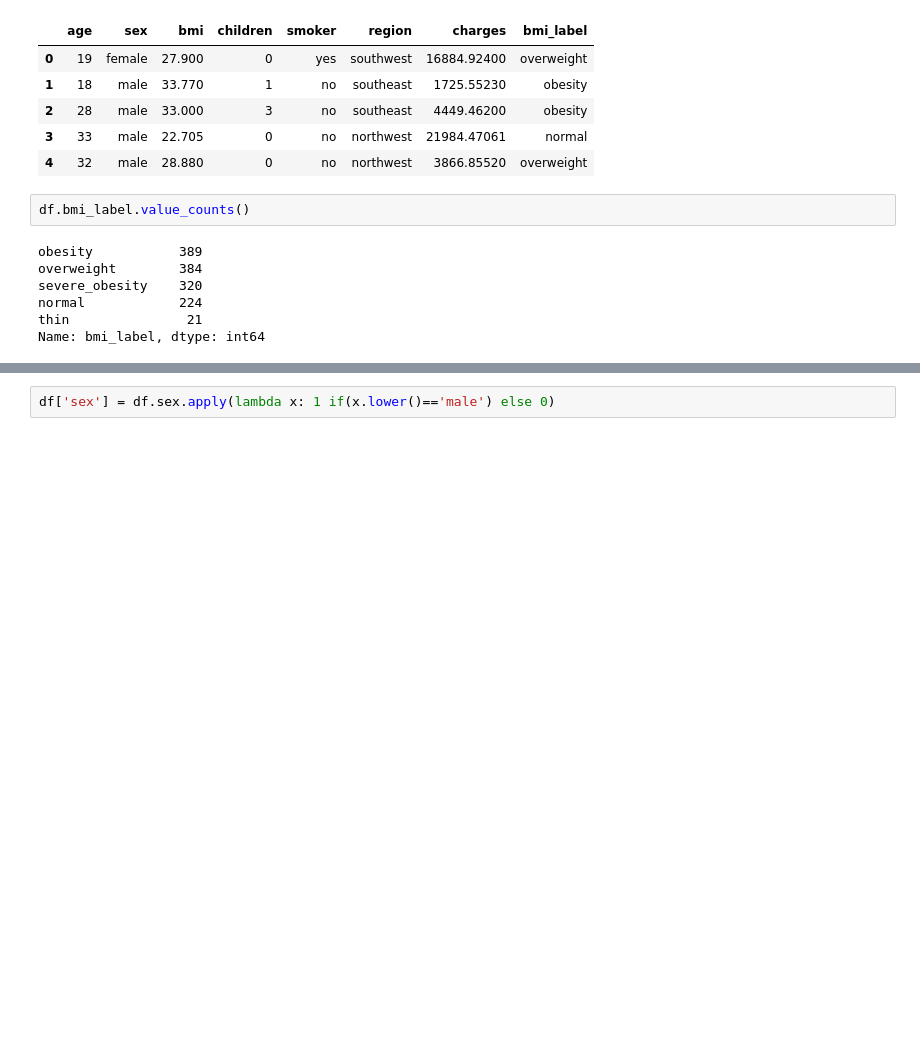
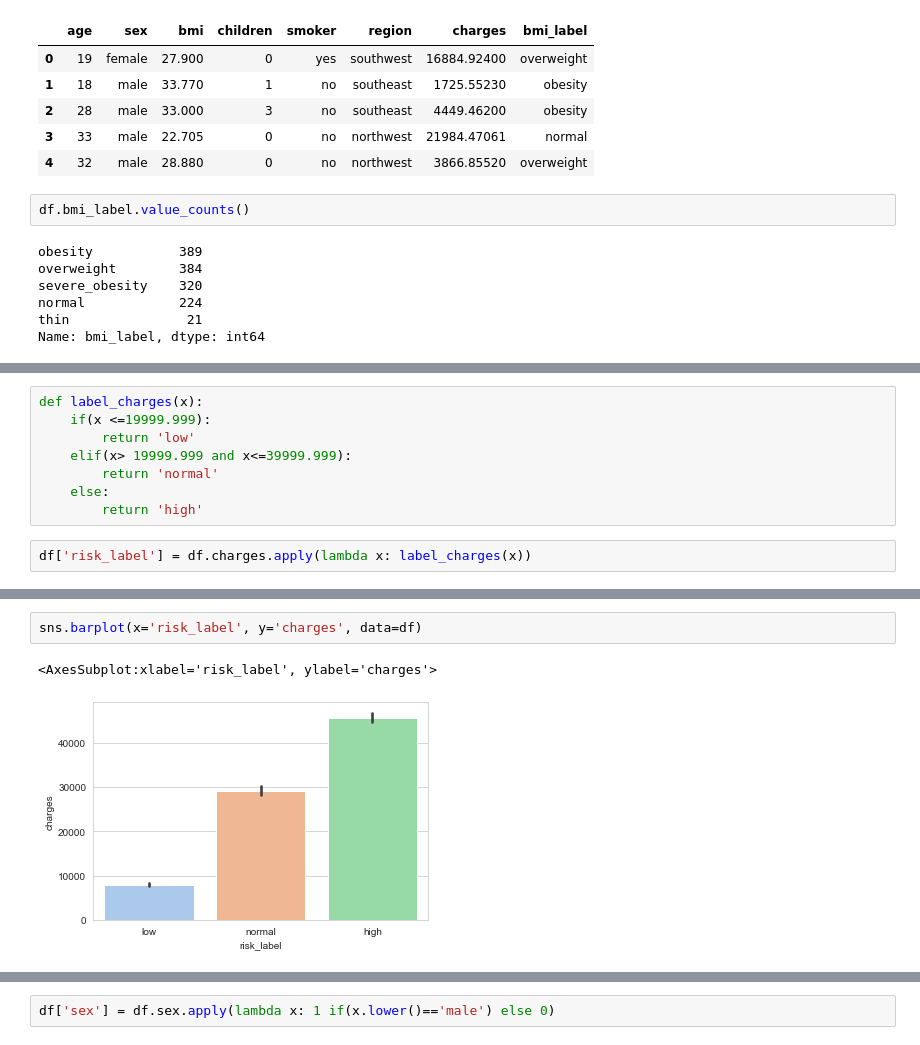
Before and after one commit to osmanGuler19/Insurance_dataset_classification, a Jupyter notebook: Insurance.ipynb, the cells around one changed output, grey strips where cells are left out. Drawn from its saved outputs; the diff is of its cells as text; blank space fills up the shorter version.

```diff
--- a/Insurance.ipynb
+++ b/Insurance.ipynb
@@ -330,0 +334,10 @@ df['smoker'] = df.smoker.apply(lambda x : 1 if(x.lower()=='yes') else 0)
+# %%
+def label_charges(x):
+    if(x <=19999.999):
+        return 'low'
+    elif(x> 19999.999 and x<=39999.999):
+        return 'normal'
+    else:
+        return 'high'
+# %%
+df['risk_label'] = df.charges.apply(lambda x: label_charges(x))
@@ -330,0 +357,5 @@ df['smoker'] = df.smoker.apply(lambda x : 1 if(x.lower()=='yes') else 0)
+# %%
+sns.barplot(x='risk_label', y='charges', data=df)
+# %% [output]
+<AxesSubplot:xlabel='risk_label', ylabel='charges'>
+[figure, added]
```
Also changed, not shown: parts of 50 cells of this notebook, 1 other file.
